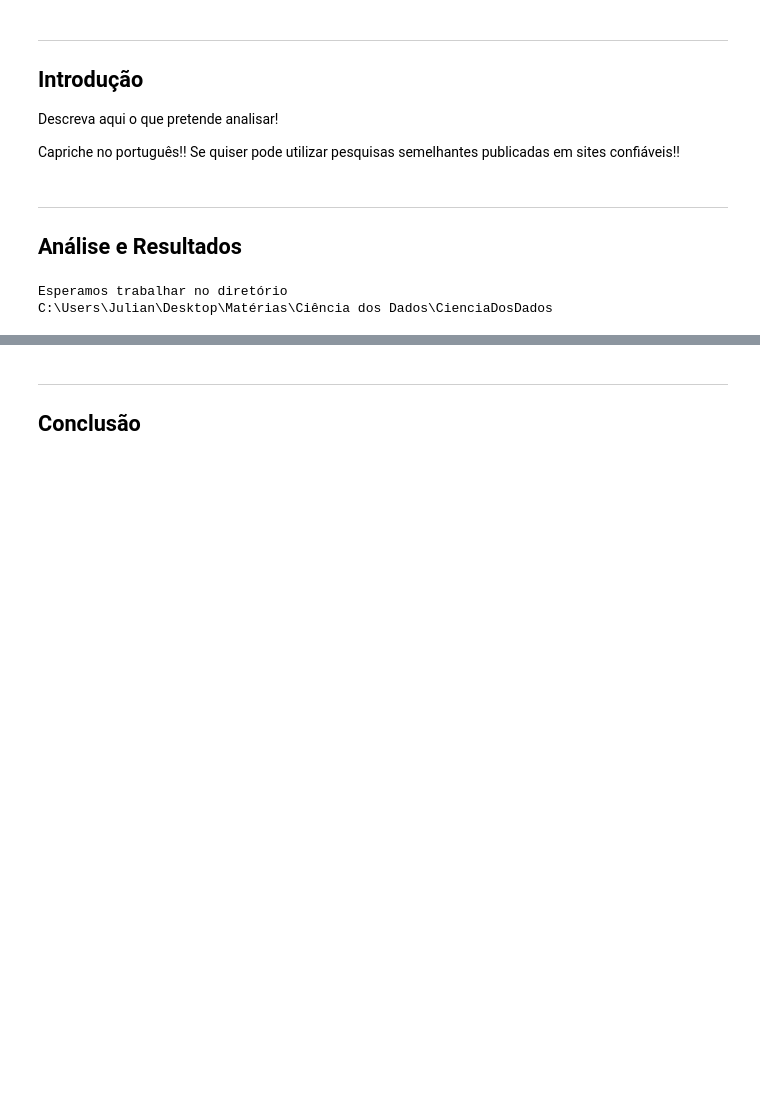
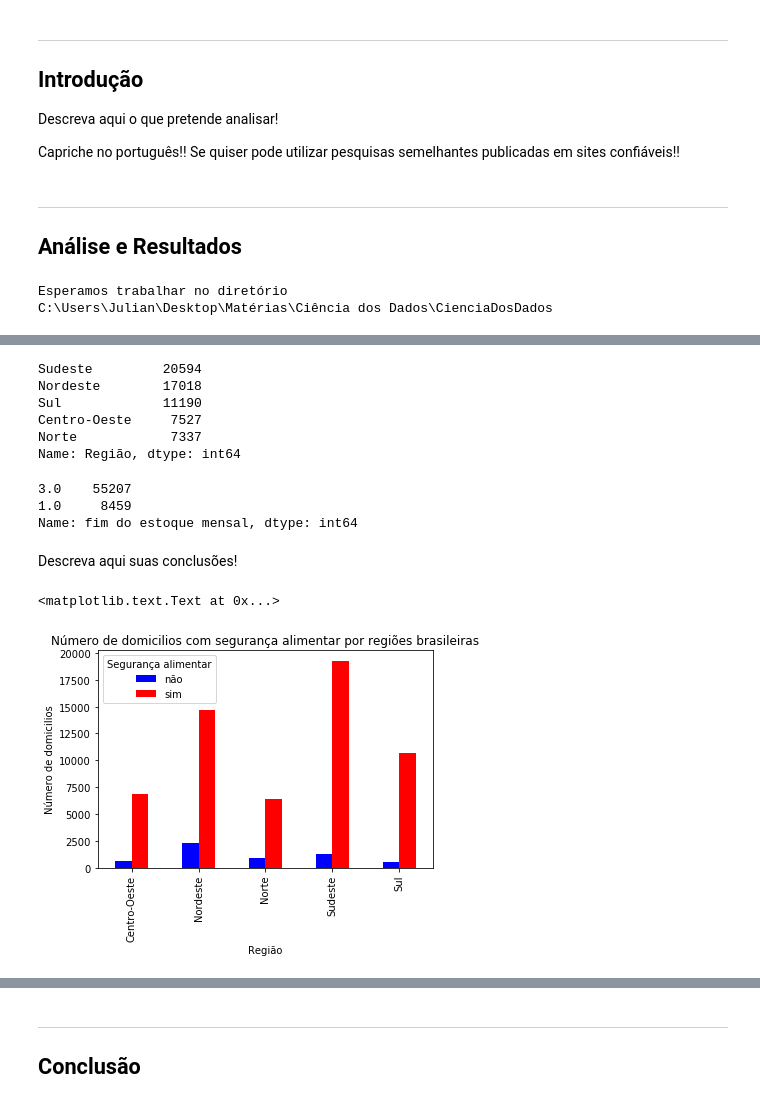
Before and after one commit to Juliano-Nassar/CienciaDosDados, a Jupyter notebook: Projeto1 Layout.ipynb, the cells around one changed output, grey strips where cells are left out. Drawn from its saved outputs; the diff is of its cells as text; code cells hidden in the pictures; blank space fills up the shorter version.

Commit message:
Add graphs and change the question

```diff
--- a/Projeto1 Layout.ipynb
+++ b/Projeto1 Layout.ipynb
@@ -64,3 +64,24 @@ NewData
 | 153780 | 3.0 | 4.0 | 1.0 | 53 | 3.0 | ... |
 | 153794 | 3.0 | 4.0 | 1.0 | 53 | 3.0 | ... |
 63666 rows × 6 columns
+# %%
+def SegAlim(NewData):
+    if NewData['Segurança Alimentar']== 1 or NewData['Segurança Alimentar']== 2 or NewData['Segurança Alimentar']== 6 or NewData['Segurança Alimentar']== 7:
+        return 'sim'
+    else:
+        return 'não'
+
+def Region(NewData):
+    if NewData['Unidade Federal'] >= 11 and NewData['Unidade Federal'] <= 17:
+        return 'Norte'
+    if NewData['Unidade Federal'] >= 21 and NewData['Unidade Federal'] <= 29:
+        return 'Nordeste'
+    if NewData['Unidade Federal'] >= 31 and NewData['Unidade Federal'] <= 35:
+        return 'Sudeste'
+    if NewData['Unidade Federal'] >= 41 and NewData['Unidade Federal'] <= 43:
+        return 'Sul'
+    else:
+        return 'Centro-Oeste'
+NewData['Segurança alimentar'] = NewData.apply(SegAlim, axis=1)
+NewData['Região'] = NewData.apply(Region, axis=1)
+NewData
@@ -66,0 +131,29 @@ NewData
+# %%
+NewData['Região'].value_counts()
+# %% [output]
+Sudeste         20594
+Nordeste        17018
+Sul             11190
+Centro-Oeste     7527
+Norte            7337
+Name: Região, dtype: int64
+# %%
+NewData['fim do estoque mensal'].value_counts()
+# %% [output]
+3.0    55207
+1.0     8459
+Name: fim do estoque mensal, dtype: int64
+# %% [markdown]
+Descreva aqui suas conclusões!
+# %%
+ct = pd.crosstab(NewData['Região'], NewData['Segurança alimentar'])
+#ct = ct.round(4)*100
+#ct
+# %%
+ct.plot(kind='bar', color=('blue', 'red'), legend=True)
+plt.ylabel('Número de domicilios')
+plt.xlabel('Região')
+plt.title('Número de domicilios com segurança alimentar por regiões brasileiras')
+# %% [output]
+<matplotlib.text.Text at 0x...>
+[figure, added]
```
Also changed, not shown: parts of 10 cells of this notebook, 2 other files.
